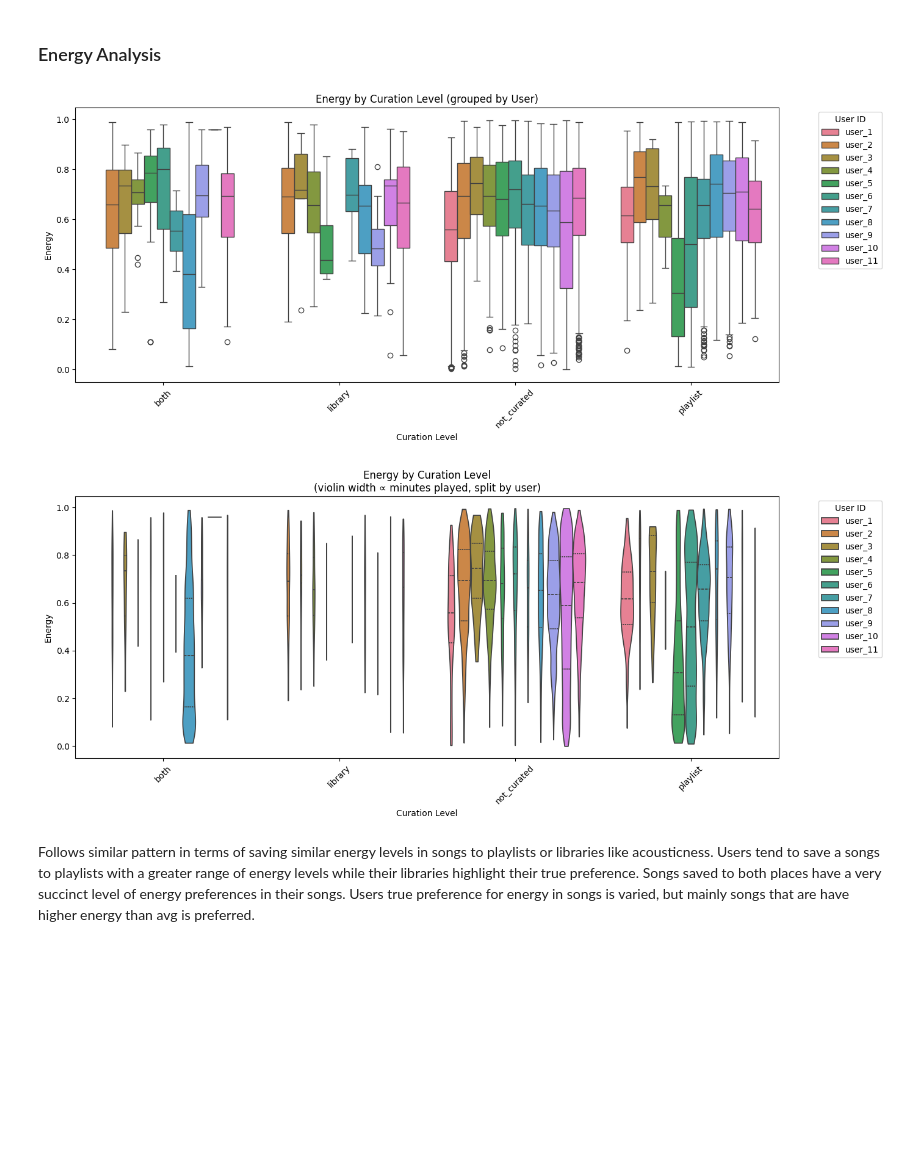
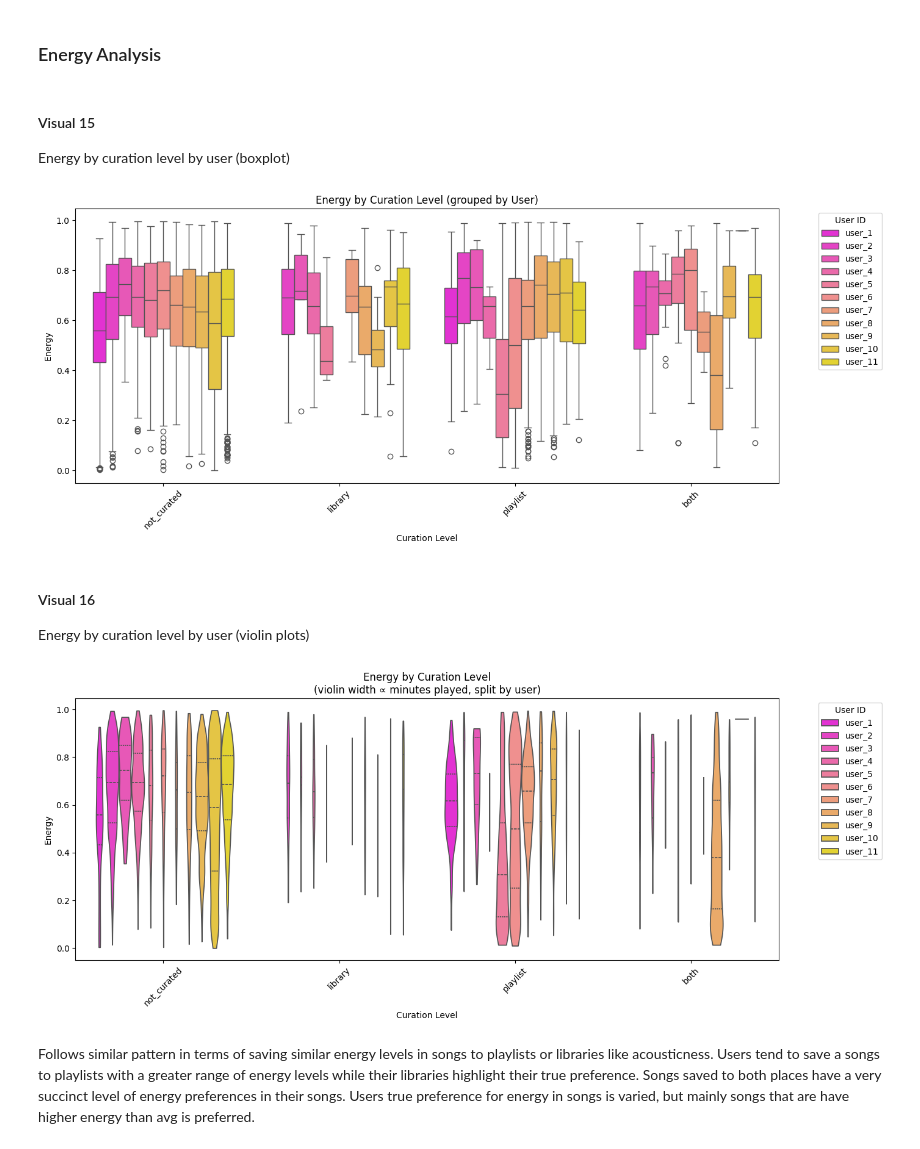
Before and after one commit to hjl-liz/spotify_project_group, a Jupyter notebook: team_red8_phase2_analysis.ipynb, the cells around one changed output. Cells and saved outputs as stored; diff of their text form; code cells hidden in the pictures; blank space fills up the shorter version.

```diff
--- a/team_red8_phase2_analysis.ipynb
+++ b/team_red8_phase2_analysis.ipynb
@@ -1027,7 +997,8 @@ ax = sns.barplot(
     data=plot_data,
     y="track_display",
     x="total_minutes",
-    color="steelblue"
+    palette="viridis",
+    hue="total_minutes"
 )
 
 plt.xlabel("Total Minutes Played")
@@ -1037,7 +1008,7 @@ plt.title("Top Heavily Played but Not Curated Tracks")
 # Add artist names inside bars
 for i, row in plot_data.iterrows():
     ax.text(
-        row["total_minutes"] * 0.02,   # slightly more padding for readability
+        row["total_minutes"] * 0.02,
         i,
         row["artist_display"],
         va='center',
@@ -1263,12 +1413,24 @@ These features are perhaps the determining factors for users as to whether they
 # %%
 # Acousticness by curation level, grouped by user
+# Palette by user
+num_users = full_data['user_id'].nunique()
+palette = sns.color_palette("viridis", n_colors=num_users)
+
+# Sorted user order based on numeric part
+user_order = sorted(full_data['user_id'].unique(), key=lambda x: int(x.split('_')[1]))
+
+# Plot
 plt.figure(figsize=(14, 6))
 sns.boxplot(
-    x="curation_label", y="acousticness", hue="user_id",
+    x="curation_label",
+    y="acousticness",
+    hue="user_id",
     data=full_data,
-    order=sorted(full_data['curation_label'].unique()),
-    hue_order=sorted(full_data['user_id'].unique(), key=lambda x: int(x.split('_')[1]))
+    order=curation_order,
+    hue_order=user_order,
+    palette=palette
 )
+
 plt.title("Acousticness by Curation Level (grouped by User)")
 plt.xlabel("Curation Level")
 plt.ylabel("Acousticness")
@@ -1307,37 +1473,53 @@ plt.show()
 Songs with Acoustic levels within the IQR of the acousticness of their listening history are more likely to be placed in their library and even more so for both their library and playlist. Songs that possibly outside of this range could be added to this playlist, but are more likely to be non-curated songs and forgotten about. Users prefer strongly songs that are electronic (software, synthesizers, drum machines, electric guitars and violins) rather than acoustic (acoustic guitars, pianos, or other non-electronic instruments).
 # %% [markdown]
 ### Energy Analysis
+# %% [markdown]
+#### Visual 15
+Energy by curation level by user (boxplot)
 # %%
 # Energy by curation level by user
+spring_palette = sns.color_palette("spring", n_colors=num_users)
+
+# Sorted user order based on numeric ID
+user_order = sorted(full_data['user_id'].unique(), key=lambda x: int(x.split('_')[1]))
+
+# Boxplot
 plt.figure(figsize=(14, 6))
 sns.boxplot(
-    x="curation_label", y="energy", hue="user_id",
+    x="curation_label",
+    y="energy",
+    hue="user_id",
     data=full_data,
-    order=sorted(full_data['curation_label'].unique()),
-    hue_order=sorted(full_data['user_id'].unique(), key=lambda x: int(x.split('_')[1]))
+    order=curation_order,
+    hue_order=user_order,
+    palette=spring_palette
 )
+
 plt.title("Energy by Curation Level (grouped by User)")
 plt.xlabel("Curation Level")
 plt.ylabel("Energy")
 plt.xticks(rotation=45)
 plt.legend(title="User ID", bbox_to_anchor=(1.05, 1), loc='upper left')
 plt.tight_layout()
 plt.show()
 # %% [output]
-[figure, old version]
+[figure, new version]
+# %% [markdown]
+#### Visual 16
+Energy by curation level by user (violin plots)
 # %%
 # Violinplot
 plt.figure(figsize=(14, 6))
-
 sns.violinplot(
     x="curation_label",
     y="energy",
     hue="user_id",
     data=full_data,
-    density_norm="count",  # replaces scale="count"
+    density_norm="count",
     inner="quartile",
-    order=sorted(full_data['curation_label'].unique()),
-    hue_order=sorted(full_data['user_id'].unique(), key=lambda x: int(x.split('_')[1])),
+    order=curation_order,
+    hue_order=user_order,
+    palette=spring_palette,
     cut=0
 )
 
@@ -1349,7 +1531,7 @@ plt.legend(title="User ID", bbox_to_anchor=(1.05, 1), loc='upper left')
 plt.tight_layout()
 plt.show()
 # %% [output]
-[figure, old version]
+[figure, new version]
 # %% [markdown]
 Follows similar pattern in terms of saving similar energy levels in songs to playlists or libraries like acousticness. Users tend to save a songs to playlists with a greater range of energy levels while their libraries highlight their true preference. Songs saved to both places have a very succinct level of energy preferences in their songs. Users true preference for energy in songs is varied, but mainly songs that are have higher energy than avg is preferred.
 # %% [markdown]
```
Also changed, not shown: parts of 79 cells of this notebook.
